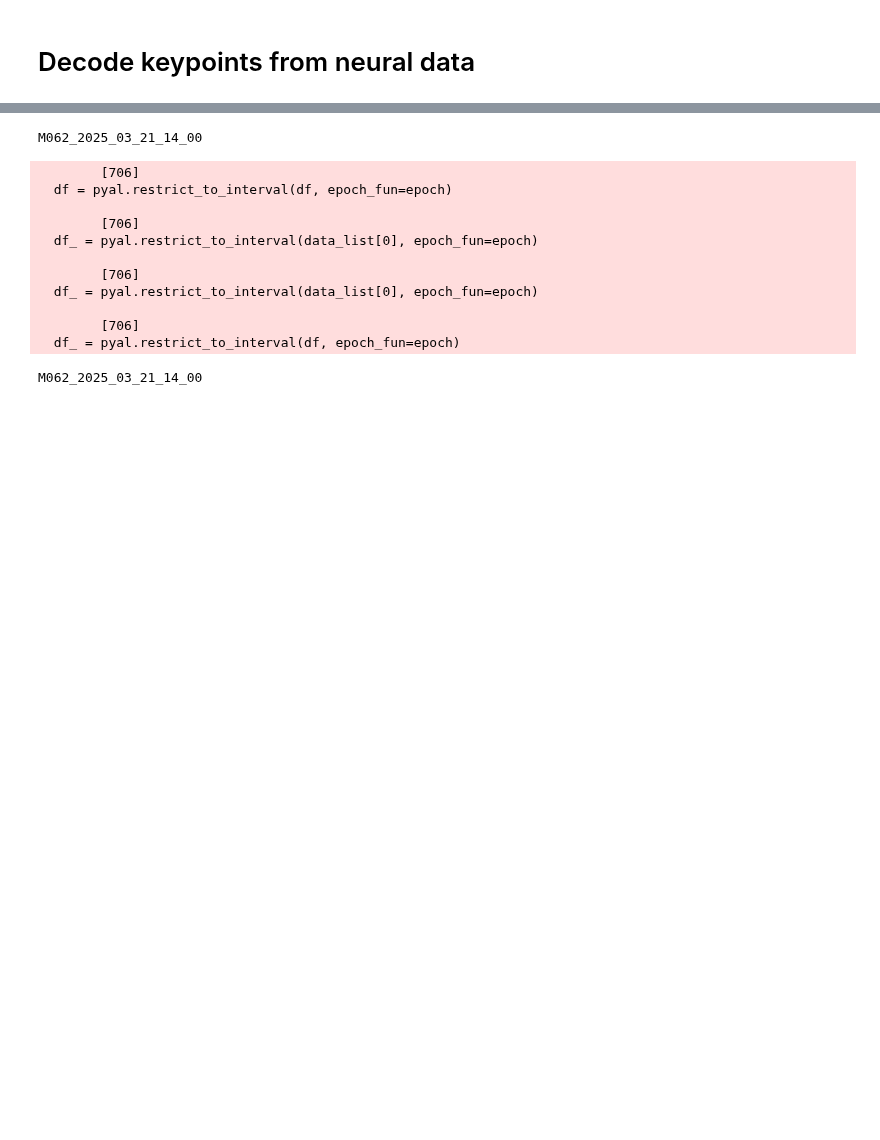
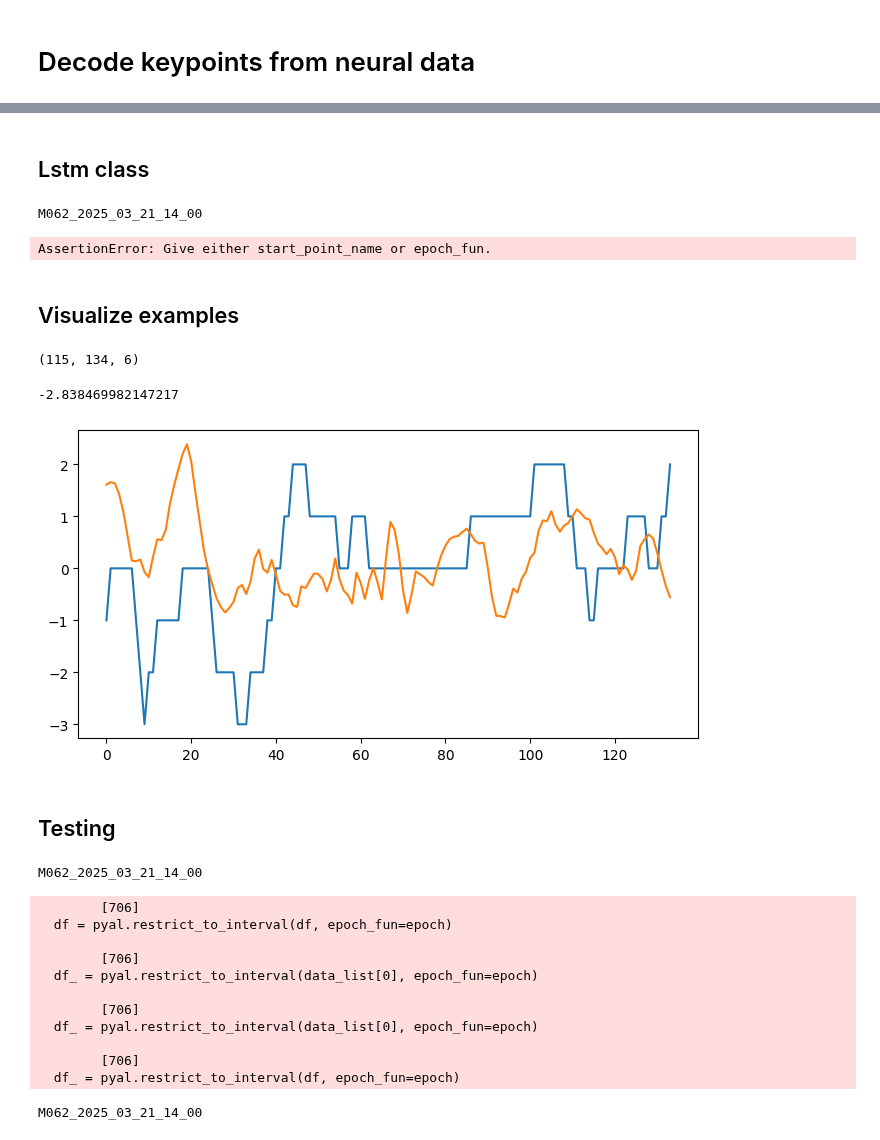
Before and after one commit to martinesparza/earthquake-analysis, a Jupyter notebook: notebooks/pipelines/lstm.ipynb, the cells around one changed output, grey strips where cells are left out. Cells and saved outputs as stored; diff of their text form; code cells hidden in the pictures; blank space fills up the shorter version.

```diff
--- a/notebooks/pipelines/lstm.ipynb
+++ b/notebooks/pipelines/lstm.ipynb
@@ -60,3 +62,47 @@ Resulting MOp_spikes ephys data shape is (NxT): (179, 16000)
+# %% [markdown]
+## Lstm class
+# %%
+from tools.decoding.lstm import LSTM
+
+
+model = LSTM(
+    n_input_components = 10,
+    outputs = ["left_knee", "right_knee"],
+    hidden_size=300,
+    epoch = None,
+    epochs = 2500,
+    output_size=6
+)
+
+
+model.kfold_evaluation(df, k=2, save_example=True)
+# %% [output]
+M062_2025_03_21_14_00
+AssertionError: Give either start_point_name or epoch_fun.
+# %% [markdown]
+## Visualize examples
+# %%
+preds = model.example_preds
+labels = model.example_labels
+# %%
+preds.shape
+# %% [output]
+(115, 134, 6)
+# %%
+from sklearn.metrics import r2_score
+from tools.decoding.lstm import _compute_agg_r2
+trial = 10
+
+plt.figure(figsize=(8, 4))
+plt.plot(labels[trial, :, 4])
+plt.plot(preds[trial, :, 4])
+
+r2_score(preds[trial, :, 4], labels[trial, :, 4])
+# %% [output]
+-2.838469982147217
+[figure, added]
+# %% [markdown]
+## Testing
 # %%
 AllData, AllPos= dt.get_data_array_and_pos(
     [pyal.select_trials(df, df.trial_name == 'trial')],
```
Also changed, not shown: parts of 4 cells of this notebook, 4 other files.
